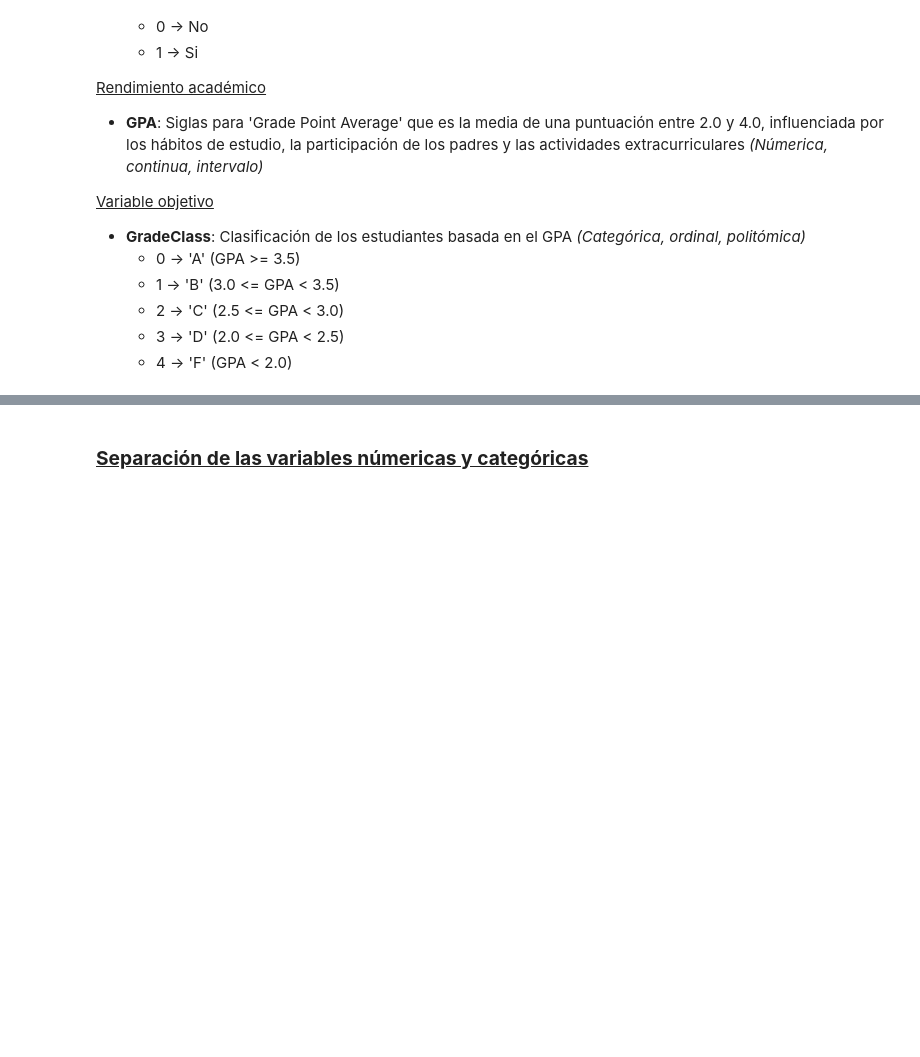
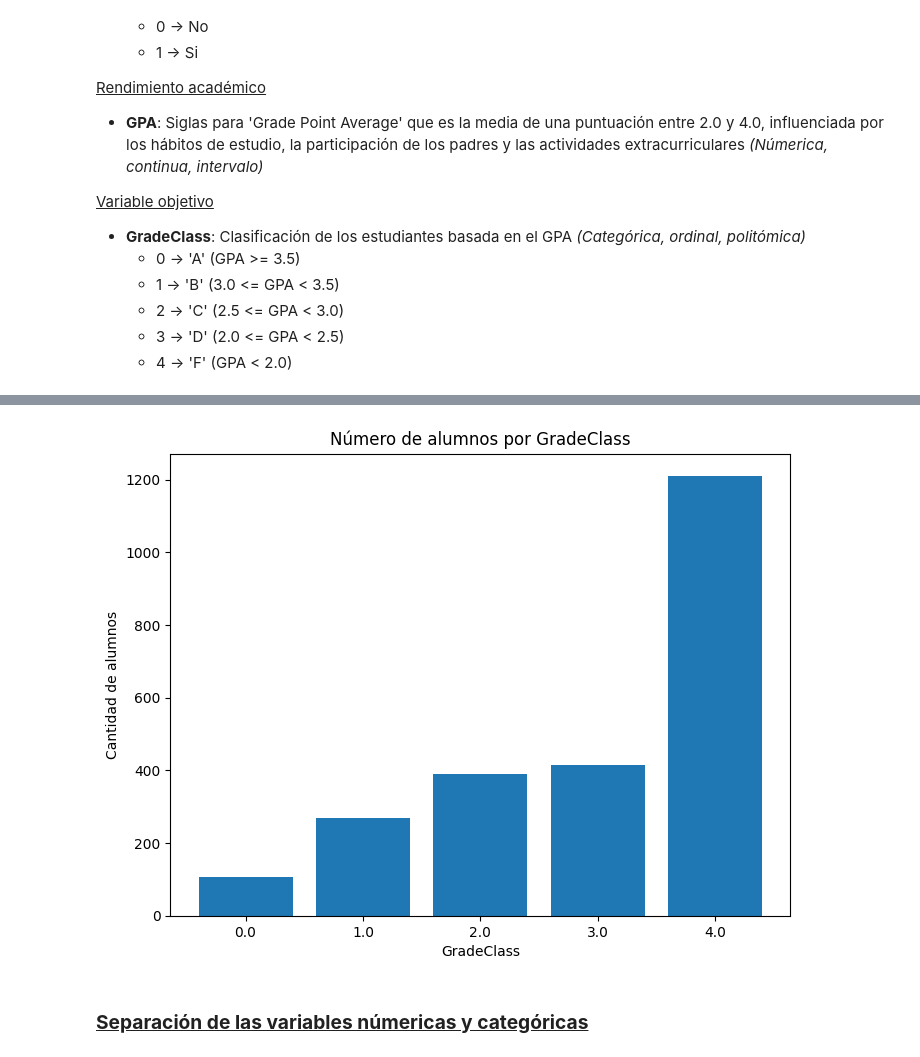
Before and after one commit to MoltenDevLabs/project-4-data-analysis-end-to-end-es, a Jupyter notebook: exploracion_inicial.ipynb, the cells around one changed output, grey strips where cells are left out. Drawn from its saved outputs; the diff is of its cells as text; code cells hidden in the pictures; blank space fills up the shorter version.

```diff
--- a/exploracion_inicial.ipynb
+++ b/exploracion_inicial.ipynb
@@ -156,3 +169,7 @@ dtype: int64
   * 2 -> 'C' (2.5 <= GPA < 3.0)
   * 3 -> 'D' (2.0 <= GPA < 2.5)
   * 4 -> 'F' (GPA < 2.0)
+# %%
+# Conteo del numero de alumnos por cada grado
+numero_alumnos_por_grado = df['GradeClass'].value_counts().sort_index()
+numero_alumnos_por_grado
@@ -159,3 +184,15 @@ dtype: int64
+# %%
+# Gráfico que muestra el numero de alumnos en cada grado
+plt.figure(figsize=(8, 6))
+plt.bar(numero_alumnos_por_grado.index.astype(str), numero_alumnos_por_grado.values)
+
+plt.xlabel('GradeClass')
+plt.ylabel('Cantidad de alumnos')
+plt.title('Número de alumnos por GradeClass')
+
+plt.show()
+# %% [output]
+[figure, added]
 # %% [markdown]
 ### **<u> Separación de las variables númericas y categóricas </u>**
 # %%
```
Also changed, not shown: parts of 7 cells of this notebook.
